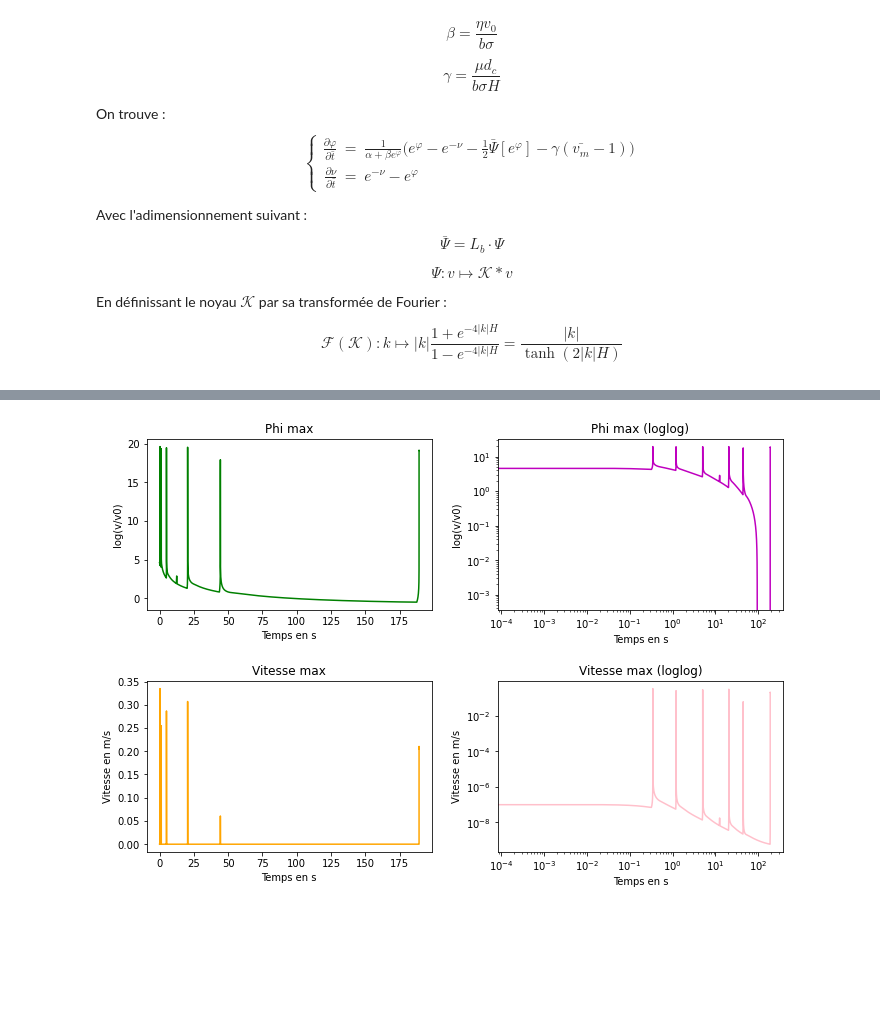
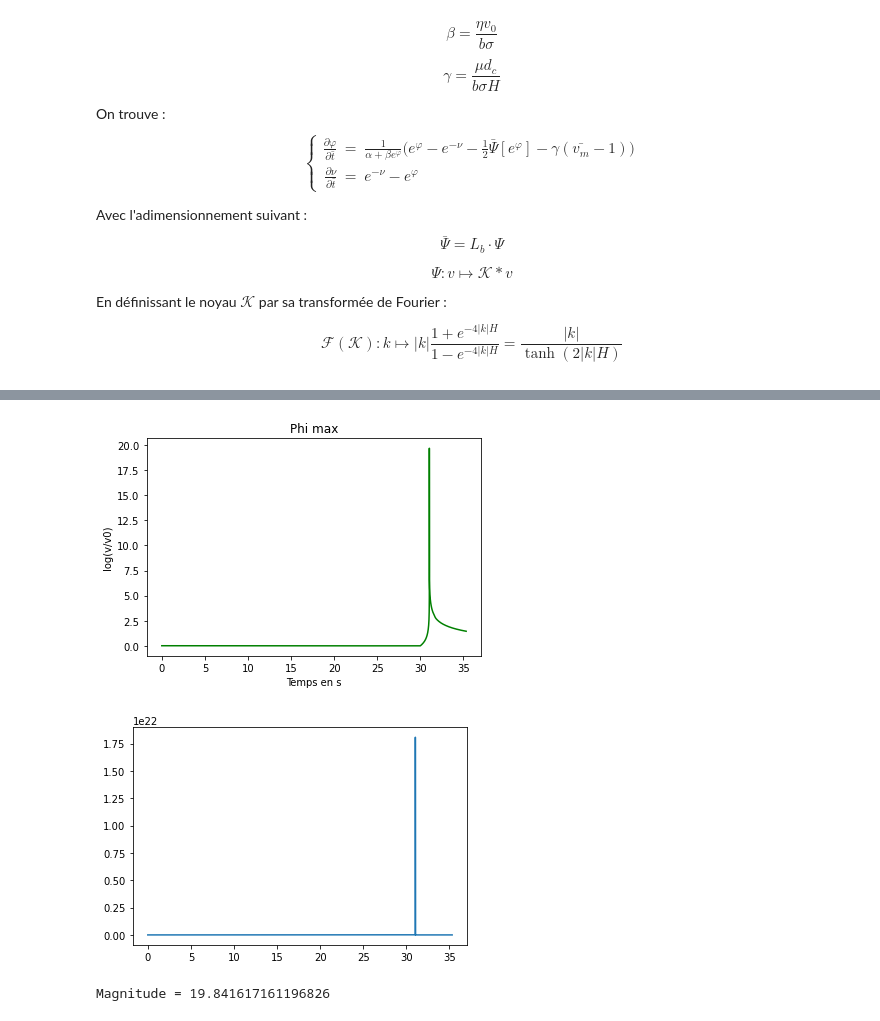
Before and after one commit to thomas-dubard/Seismes-induits, a Jupyter notebook: Stick&Slip.ipynb, the cells around one changed output, grey strips where cells are left out. Saved outputs shown, nothing was run; the diff lists cells and outputs as text; code cells hidden in the pictures; blank space fills up the shorter version.

```diff
--- a/Stick&Slip.ipynb
+++ b/Stick&Slip.ipynb
@@ -181,33 +187,29 @@ plt.show()
-# %%
-Mphi = np.array([np.max(f) for f in Phi])
-Mv = np.array([np.max(f) for f in np.exp(Phi)])
-
-fig = plt.figure(figsize=(10, 7))
-
-ax = fig.add_subplot(2, 2, 1)
-ax.plot(temps, Mphi, color='g')
-ax.set_title('Phi max')
-ax.set_xlabel('Temps en s')
-ax.set_ylabel('log(v/v0)')
-
-ax = fig.add_subplot(2, 2, 2)
-ax.loglog(temps, Mphi, color='m')
-ax.set_title('Phi max (loglog)')
-ax.set_xlabel('Temps en s')
-ax.set_ylabel('log(v/v0)')
-
-ax = fig.add_subplot(2, 2, 3)
-ax.plot(temps, Mv*v0, color='orange')
-ax.set_title('Vitesse max')
-ax.set_xlabel('Temps en s')
-ax.set_ylabel('Vitesse en m/s')
-
-ax = fig.add_subplot(2, 2, 4)
-ax.loglog(temps, Mv*v0, color='pink')
-ax.set_title('Vitesse max (loglog)')
-ax.set_xlabel('Temps en s')
-ax.set_ylabel('Vitesse en m/s')
-
-fig.tight_layout(pad=2.0)
-# %% [output]
-[figure, removed]
+# %%
+Mphi = np.array([np.max(f) for f in Phi])
+
+plt.plot(temps, Mphi, color='g')
+plt.title('Phi max')
+plt.xlabel('Temps en s')
+plt.ylabel('log(v/v0)')
+plt.show()
+# %% [output]
+[figure, added]
+# %%
+vseuil = 1e-2
+
+U = scipy.integrate.simps(np.exp(Phi), x)
+U = mu*U
+
+pos = U < vseuil*mu*deltaX
+V = U.copy()
+V[pos] = 0
+
+M0 = scipy.integrate.simps(V, temps)
+Mw = 2/3*np.log(M0)-6
+
+plt.plot(temps, U)
+plt.show()
+print('Magnitude = ' + str(Mw))
+# %% [output]
+[figure, added]
+Magnitude = 19.841617161196826
```
Also changed, not shown: parts of 4 cells of this notebook.
